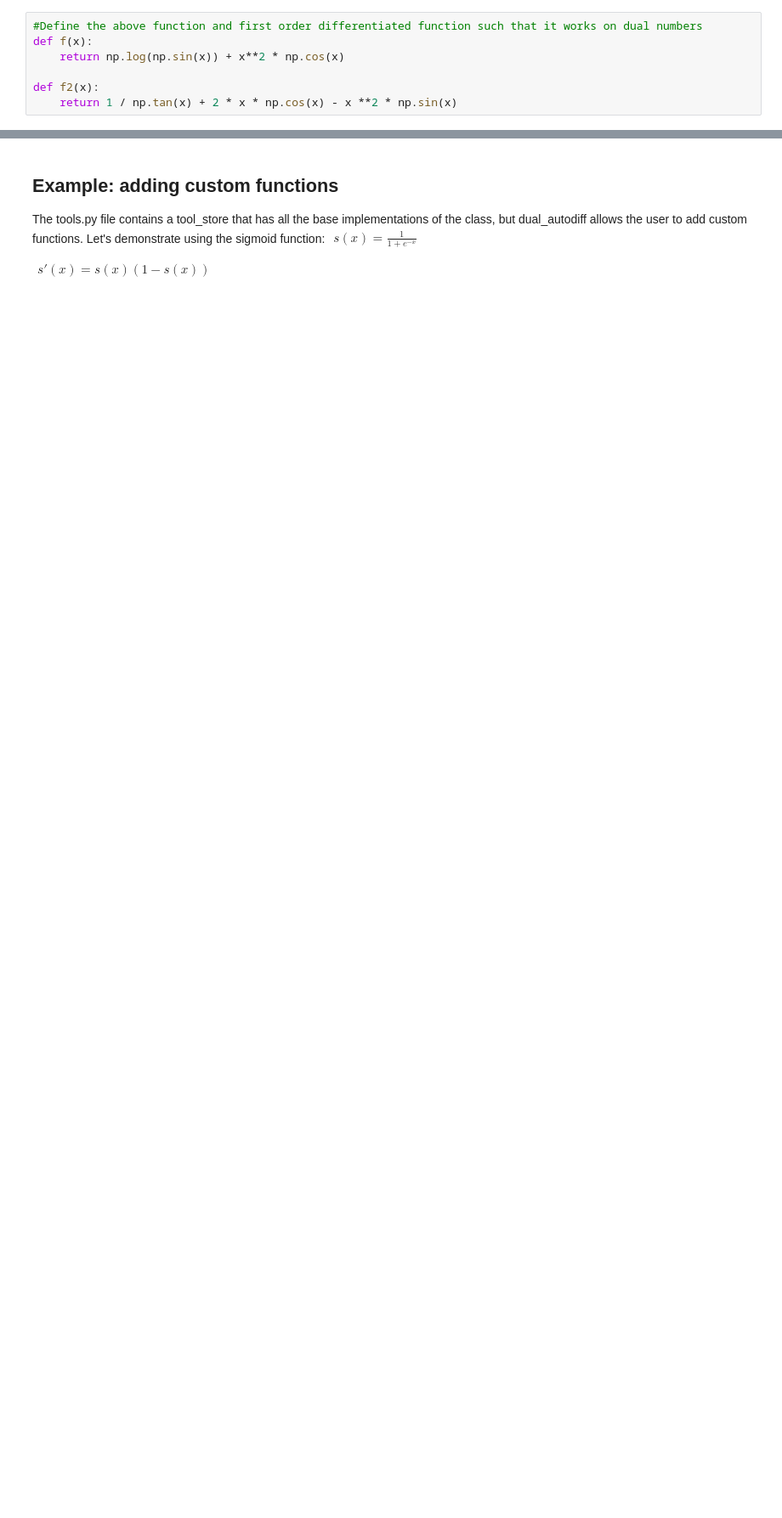
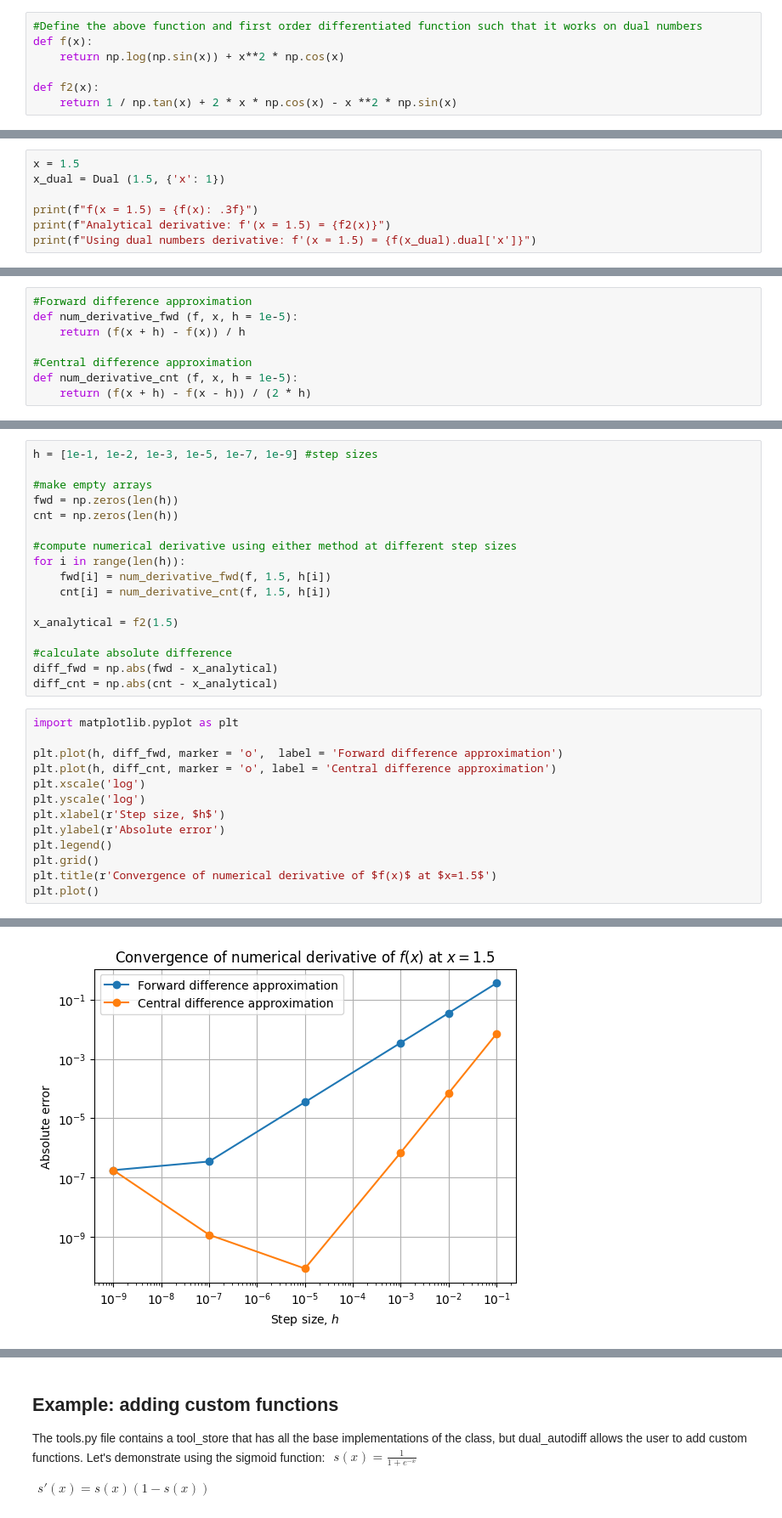
Before and after one commit to elizabethsztan/dual_autodiff, a Jupyter notebook: dual_autodiff.ipynb, the cells around one changed output, grey strips where cells are left out. Shown at 85% size. Cells and saved outputs as stored; diff of their text form; blank space fills up the shorter version.

Commit message:
Added partial derivatives demo and comparison of numerical and analytical derivative

```diff
--- a/dual_autodiff.ipynb
+++ b/dual_autodiff.ipynb
@@ -48,0 +44,7 @@ Dual(real=-1.7596703822837303, dual={'x': np.float64(-5.759434607851582)})
+# %%
+x = 1.5
+x_dual = Dual (1.5, {'x': 1})
+
+print(f"f(x = 1.5) = {f(x): .3f}")
+print(f"Analytical derivative: f'(x = 1.5) = {f2(x)}")
+print(f"Using dual numbers derivative: f'(x = 1.5) = {f(x_dual).dual['x']}")
@@ -48,0 +125,8 @@ Dual(real=-1.7596703822837303, dual={'x': np.float64(-5.759434607851582)})
+# %%
+#Forward difference approximation
+def num_derivative_fwd (f, x, h = 1e-5):
+    return (f(x + h) - f(x)) / h
+
+#Central difference approximation
+def num_derivative_cnt (f, x, h = 1e-5):
+    return (f(x + h) - f(x - h)) / (2 * h)
@@ -48,0 +135,31 @@ Dual(real=-1.7596703822837303, dual={'x': np.float64(-5.759434607851582)})
+# %%
+h = [1e-1, 1e-2, 1e-3, 1e-5, 1e-7, 1e-9] #step sizes
+
+#make empty arrays
+fwd = np.zeros(len(h))
+cnt = np.zeros(len(h))
+
+#compute numerical derivative using either method at different step sizes
+for i in range(len(h)):
+    fwd[i] = num_derivative_fwd(f, 1.5, h[i])
+    cnt[i] = num_derivative_cnt(f, 1.5, h[i])
+
+x_analytical = f2(1.5)
+
+#calculate absolute difference
+diff_fwd = np.abs(fwd - x_analytical)
+diff_cnt = np.abs(cnt - x_analytical)
+# %%
+import matplotlib.pyplot as plt
+
+plt.plot(h, diff_fwd, marker = 'o',  label = 'Forward difference approximation')
+plt.plot(h, diff_cnt, marker = 'o', label = 'Central difference approximation')
+plt.xscale('log')
+plt.yscale('log')
+plt.xlabel(r'Step size, $h$')
+plt.ylabel(r'Absolute error')
+plt.legend()
+plt.grid()
+plt.title(r'Convergence of numerical derivative of $f(x)$ at $x=1.5$')
+plt.plot()
+# %% [output]
@@ -48,0 +167 @@ Dual(real=-1.7596703822837303, dual={'x': np.float64(-5.759434607851582)})
+[figure, added]
```
Also changed, not shown: parts of 14 cells of this notebook.
